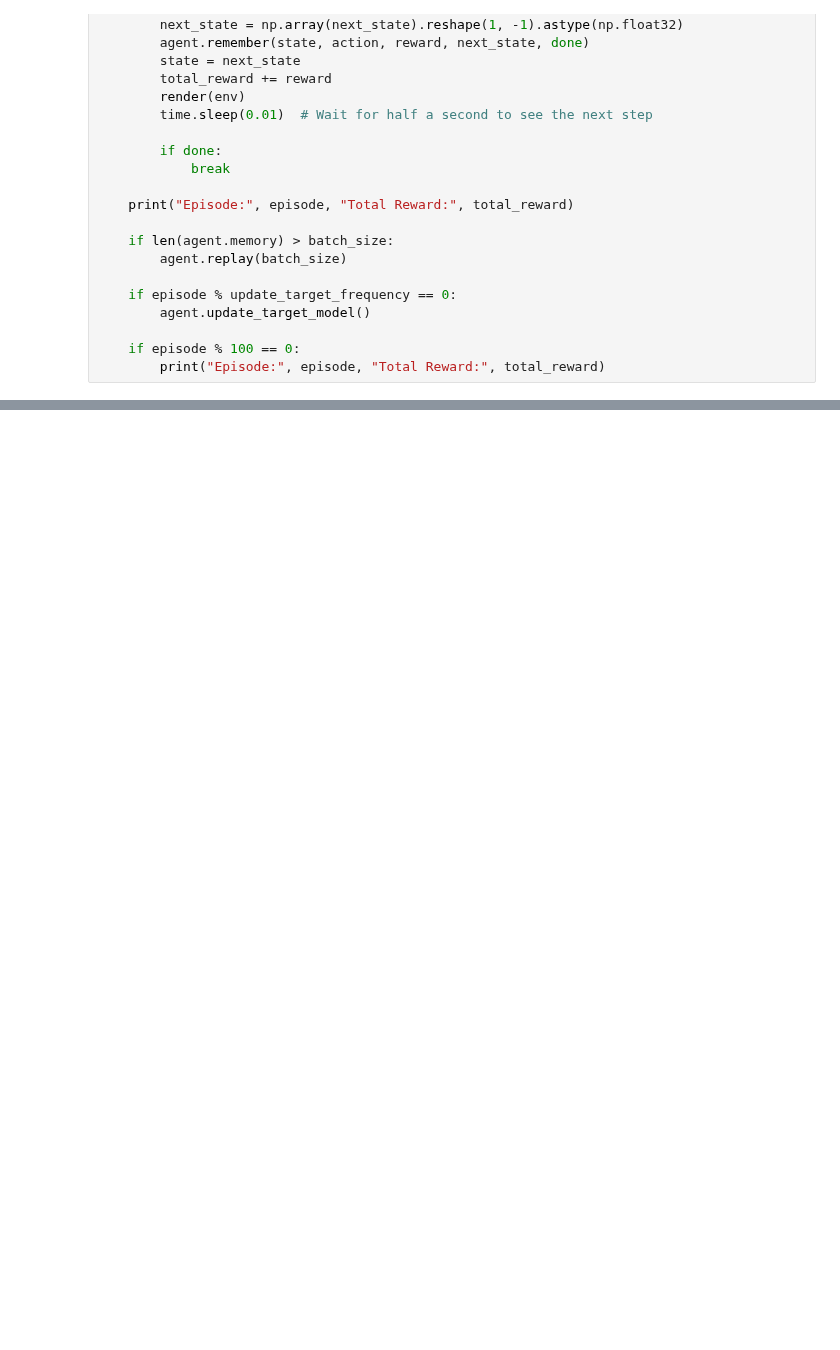
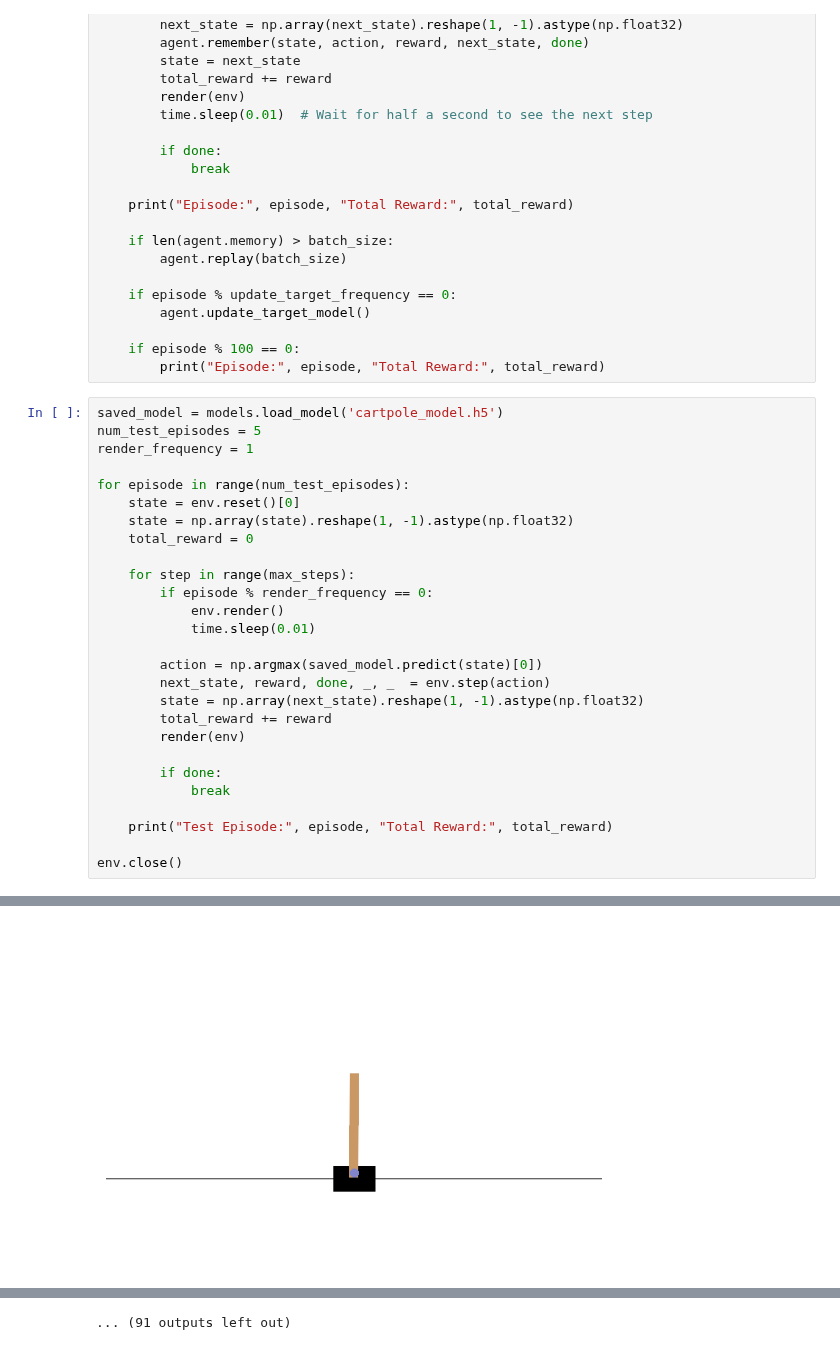
Before and after one commit to SIDDHARTH-S-001/openai_gym_experiments, a Jupyter notebook: AI/Q_Learning/tensorflow/DQN_Cart_Pole.ipynb, the cells around one changed output, grey strips where cells are left out. Drawn from its saved outputs; the diff is of its cells as text; blank space fills up the shorter version.

Commit message:
modified cart pole scripts to visualize saved model

```diff
--- a/AI/Q_Learning/tensorflow/DQN_Cart_Pole.ipynb
+++ b/AI/Q_Learning/tensorflow/DQN_Cart_Pole.ipynb
@@ -110,3 +110,31 @@ for episode in range(num_episodes):
 
     if episode % 100 == 0:
         print("Episode:", episode, "Total Reward:", total_reward)
+# %%
+saved_model = models.load_model('cartpole_model.h5')
+num_test_episodes = 5
+render_frequency = 1
+
+for episode in range(num_test_episodes):
+    state = env.reset()[0]
+    state = np.array(state).reshape(1, -1).astype(np.float32)
+    total_reward = 0
+
+    for step in range(max_steps):
+        if episode % render_frequency == 0:
+            env.render()
+            time.sleep(0.01)
+
+        action = np.argmax(saved_model.predict(state)[0])
+        next_state, reward, done, _, _  = env.step(action)
+        state = np.array(next_state).reshape(1, -1).astype(np.float32)
+        total_reward += reward
+        render(env)
+
+        if done:
+            break
+
+    print("Test Episode:", episode, "Total Reward:", total_reward)
+
+env.close()
+# %% [output]
@@ -112,0 +142 @@ for episode in range(num_episodes):
+[figure, added]
@@ -112,0 +153 @@ for episode in range(num_episodes):
+... (91 outputs left out)
```
Also changed, not shown: parts of 1 cell of this notebook, 2 other files.
